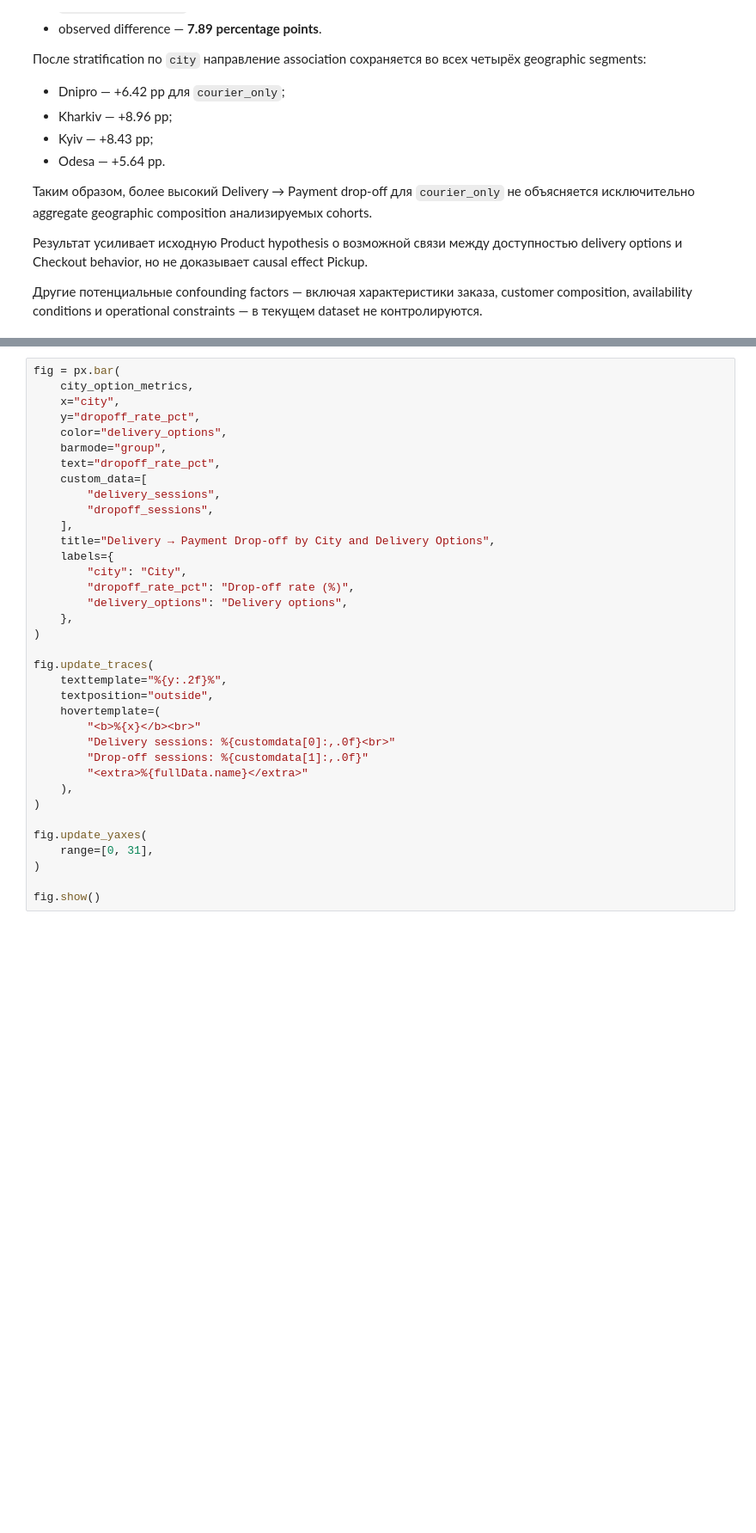
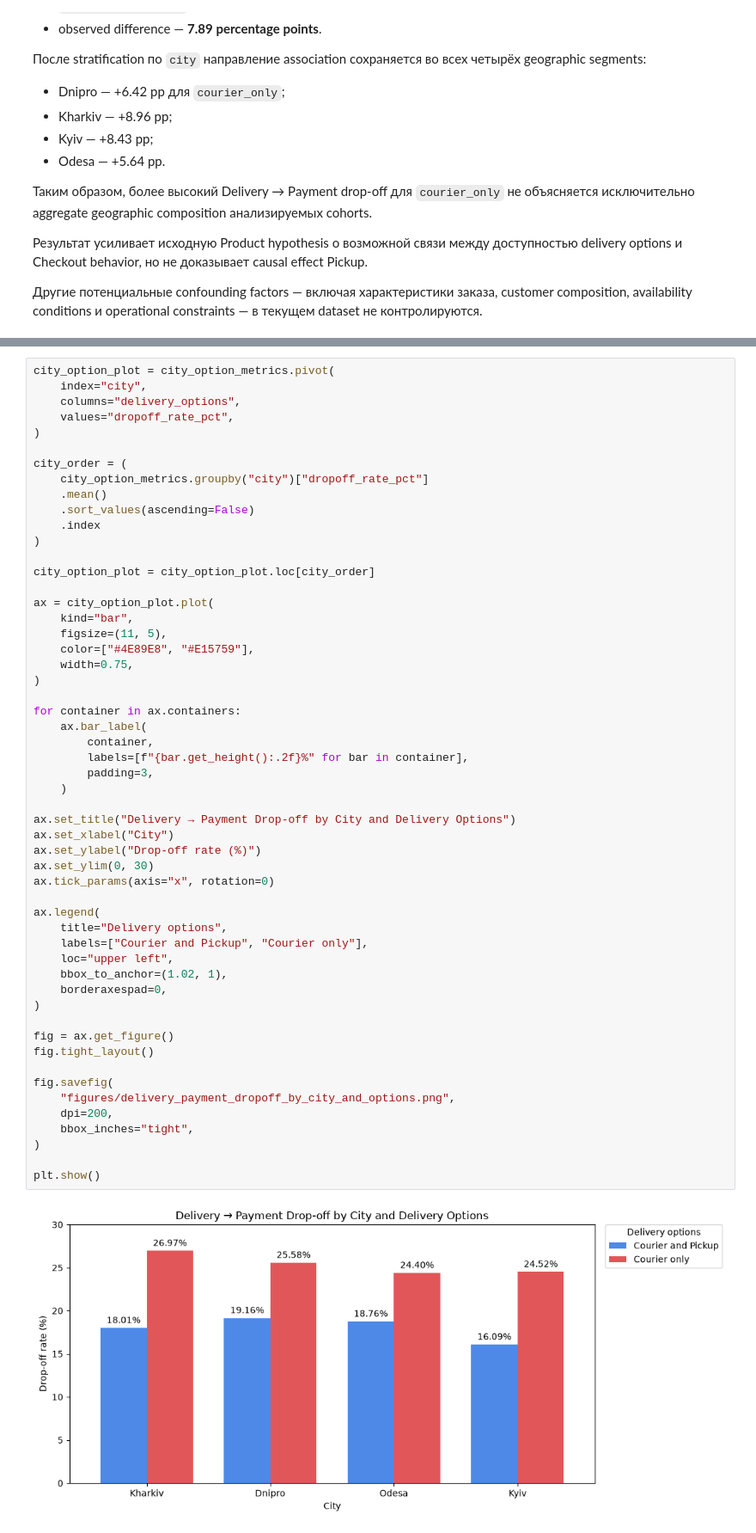
Before and after one commit to rspgroup1124-jpg/business-system-analysis-portfolio, a Jupyter notebook: case-01-omnichannel-delivery/analysis/checkout-delivery/checkout_delivery_analysis.ipynb, the cells around one changed output, grey strips where cells are left out. Shown at 86% size. Saved outputs shown, nothing was run; the diff lists cells and outputs as text; blank space fills up the shorter version.

```diff
--- a/case-01-omnichannel-delivery/analysis/checkout-delivery/checkout_delivery_analysis.ipynb
+++ b/case-01-omnichannel-delivery/analysis/checkout-delivery/checkout_delivery_analysis.ipynb
@@ -796,39 +788,59 @@ Grouped bar chart используется для сравнения Delivery
 # %%
-fig = px.bar(
-    city_option_metrics,
-    x="city",
-    y="dropoff_rate_pct",
-    color="delivery_options",
-    barmode="group",
-    text="dropoff_rate_pct",
-    custom_data=[
-        "delivery_sessions",
-        "dropoff_sessions",
-    ],
-    title="Delivery → Payment Drop-off by City and Delivery Options",
-    labels={
-        "city": "City",
-        "dropoff_rate_pct": "Drop-off rate (%)",
-        "delivery_options": "Delivery options",
-    },
+city_option_plot = city_option_metrics.pivot(
+    index="city",
+    columns="delivery_options",
+    values="dropoff_rate_pct",
 )
 
-fig.update_traces(
-    texttemplate="%{y:.2f}%",
-    textposition="outside",
-    hovertemplate=(
-        "<b>%{x}</b><br>"
-        "Delivery sessions: %{customdata[0]:,.0f}<br>"
-        "Drop-off sessions: %{customdata[1]:,.0f}"
-        "<extra>%{fullData.name}</extra>"
-    ),
+city_order = (
+    city_option_metrics.groupby("city")["dropoff_rate_pct"]
+    .mean()
+    .sort_values(ascending=False)
+    .index
 )
 
-fig.update_yaxes(
-    range=[0, 31],
+city_option_plot = city_option_plot.loc[city_order]
+
+ax = city_option_plot.plot(
+    kind="bar",
+    figsize=(11, 5),
+    color=["#4E89E8", "#E15759"],
+    width=0.75,
 )
 
-fig.show()
+for container in ax.containers:
+    ax.bar_label(
+        container,
+        labels=[f"{bar.get_height():.2f}%" for bar in container],
+        padding=3,
+    )
+
+ax.set_title("Delivery → Payment Drop-off by City and Delivery Options")
+ax.set_xlabel("City")
+ax.set_ylabel("Drop-off rate (%)")
+ax.set_ylim(0, 30)
+ax.tick_params(axis="x", rotation=0)
+
+ax.legend(
+    title="Delivery options",
+    labels=["Courier and Pickup", "Courier only"],
+    loc="upper left",
+    bbox_to_anchor=(1.02, 1),
+    borderaxespad=0,
+)
+
+fig = ax.get_figure()
+fig.tight_layout()
+
+fig.savefig(
+    "figures/delivery_payment_dropoff_by_city_and_options.png",
+    dpi=200,
+    bbox_inches="tight",
+)
+
+plt.show()
+# %% [output]
+[figure, added]
 # %% [markdown]
 ### Анализ отсутствующего `selected_delivery_method`
 
```
Also changed, not shown: parts of 13 cells of this notebook, 2 other files.
